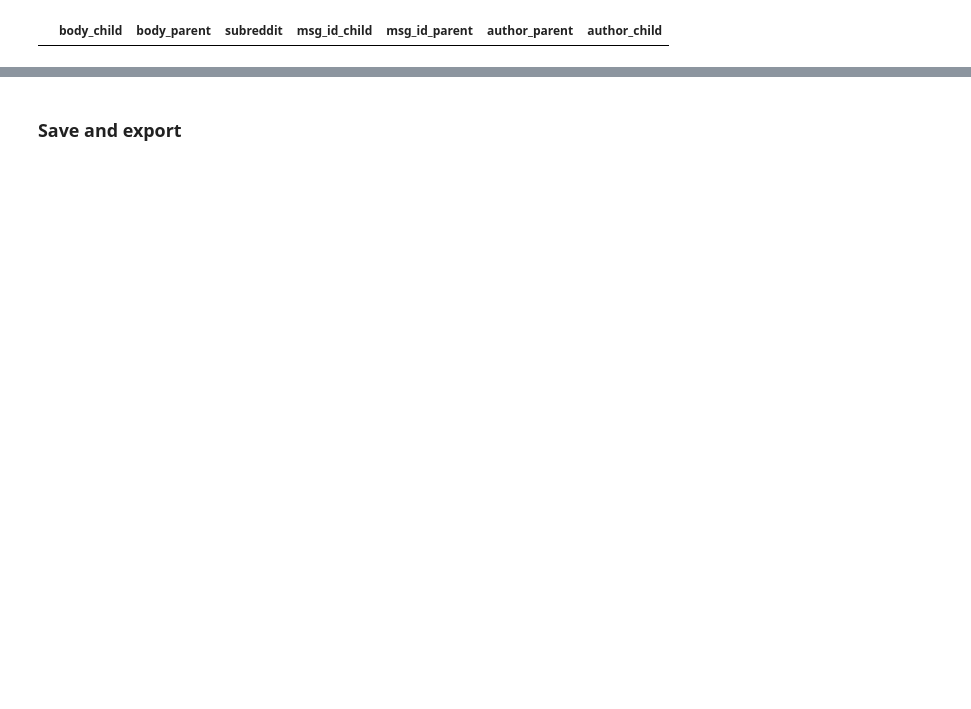
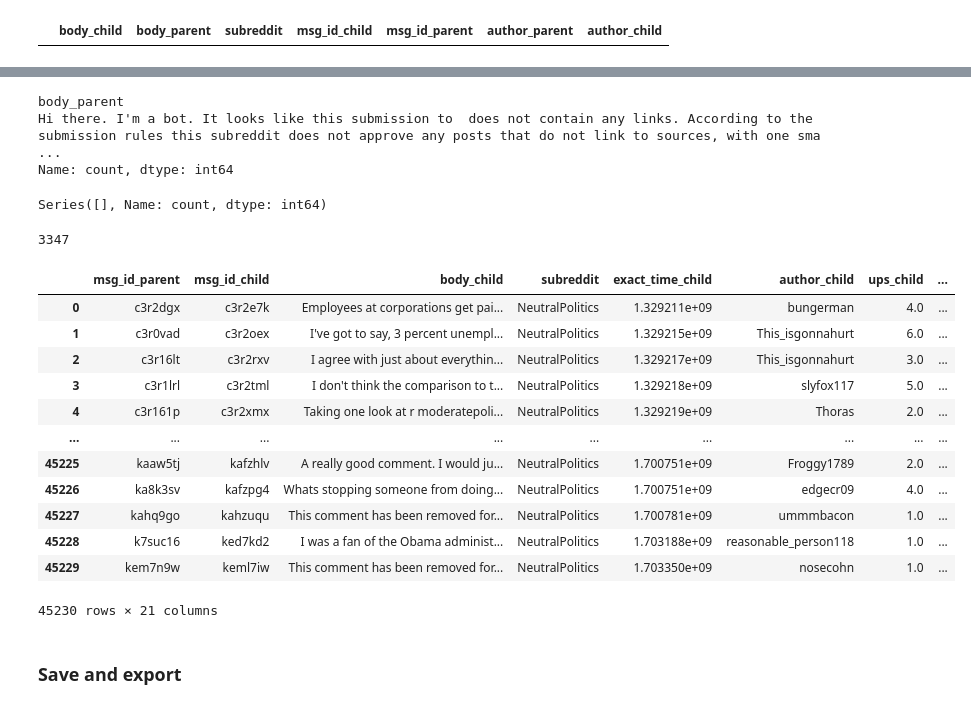
Before and after one commit to elenasolar/MasterThesis_EMI_and_Disagreement, a Jupyter notebook: code/preprocessing/NeutralPolitics/NeutralPolitics_pre_classification.ipynb, the cells around one changed output, grey strips where cells are left out. Saved outputs shown, nothing was run; the diff lists cells and outputs as text; code cells hidden in the pictures; blank space fills up the shorter version.

Commit message:
remove com links and mods

```diff
--- a/code/preprocessing/NeutralPolitics/NeutralPolitics_pre_classification.ipynb
+++ b/code/preprocessing/NeutralPolitics/NeutralPolitics_pre_classification.ipynb
@@ -367,3 +414,36 @@ duplicated
+# %%
+df[df['author_parent'] == 'AutoModerator']['body_parent'].value_counts()
+# %% [output]
+body_parent
+Hi there. I'm a bot. It looks like this submission to  does not contain any links. According to the submission rules this subreddit does not approve any posts that do not link to sources, with one sma ...
+Name: count, dtype: int64
+# %%
+df[df['author_submission'] == 'AutoModerator']['submission_text'].value_counts()
+# %% [output]
+Series([], Name: count, dtype: int64)
+# %%
+df_no_mod = df[df['author_child'] != 'AutoModerator'].reset_index(drop = True)
+df_no_mod = df_no_mod[df_no_mod['author_parent'] != 'AutoModerator'].reset_index(drop = True)
+#df_no_mod = df_no_mod[df_no_mod['author_submission'] != 'AutoModerator'].reset_index(drop = True)
+
+print(len(df) - len(df_no_mod))
+
+df_no_mod
+# %% [output]
+3347
+|  | msg_id_parent | msg_id_child | body_child | subreddit | exact_time_child | author_child | ups_child | ... |
+| 0 | c3r2dgx | c3r2e7k | Employees at corporations get pai... | NeutralPolitics | 1.329211e+09 | bungerman | 4.0 | ... |
+| 1 | c3r0vad | c3r2oex | I've got to say, 3 percent unempl... | NeutralPolitics | 1.329215e+09 | This_isgonnahurt | 6.0 | ... |
+| 2 | c3r16lt | c3r2rxv | I agree with just about everythin... | NeutralPolitics | 1.329217e+09 | This_isgonnahurt | 3.0 | ... |
+| 3 | c3r1lrl | c3r2tml | I don't think the comparison to t... | NeutralPolitics | 1.329218e+09 | slyfox117 | 5.0 | ... |
+| 4 | c3r161p | c3r2xmx | Taking one look at r moderatepoli... | NeutralPolitics | 1.329219e+09 | Thoras | 2.0 | ... |
+| ... | ... | ... | ... | ... | ... | ... | ... | ... |
+| 45225 | kaaw5tj | kafzhlv | A really good comment. I would ju... | NeutralPolitics | 1.700751e+09 | Froggy1789 | 2.0 | ... |
+| 45226 | ka8k3sv | kafzpg4 | Whats stopping someone from doing... | NeutralPolitics | 1.700751e+09 | edgecr09 | 4.0 | ... |
+| 45227 | kahq9go | kahzuqu | This comment has been removed for... | NeutralPolitics | 1.700781e+09 | ummmbacon | 1.0 | ... |
+| 45228 | k7suc16 | ked7kd2 | I was a fan of the Obama administ... | NeutralPolitics | 1.703188e+09 | reasonable_person118 | 1.0 | ... |
+| 45229 | kem7n9w | keml7iw | This comment has been removed for... | NeutralPolitics | 1.703350e+09 | nosecohn | 1.0 | ... |
+45230 rows × 21 columns
 # %% [markdown]
 ### Save and export
 # %%
```
Also changed, not shown: parts of 17 cells of this notebook.
